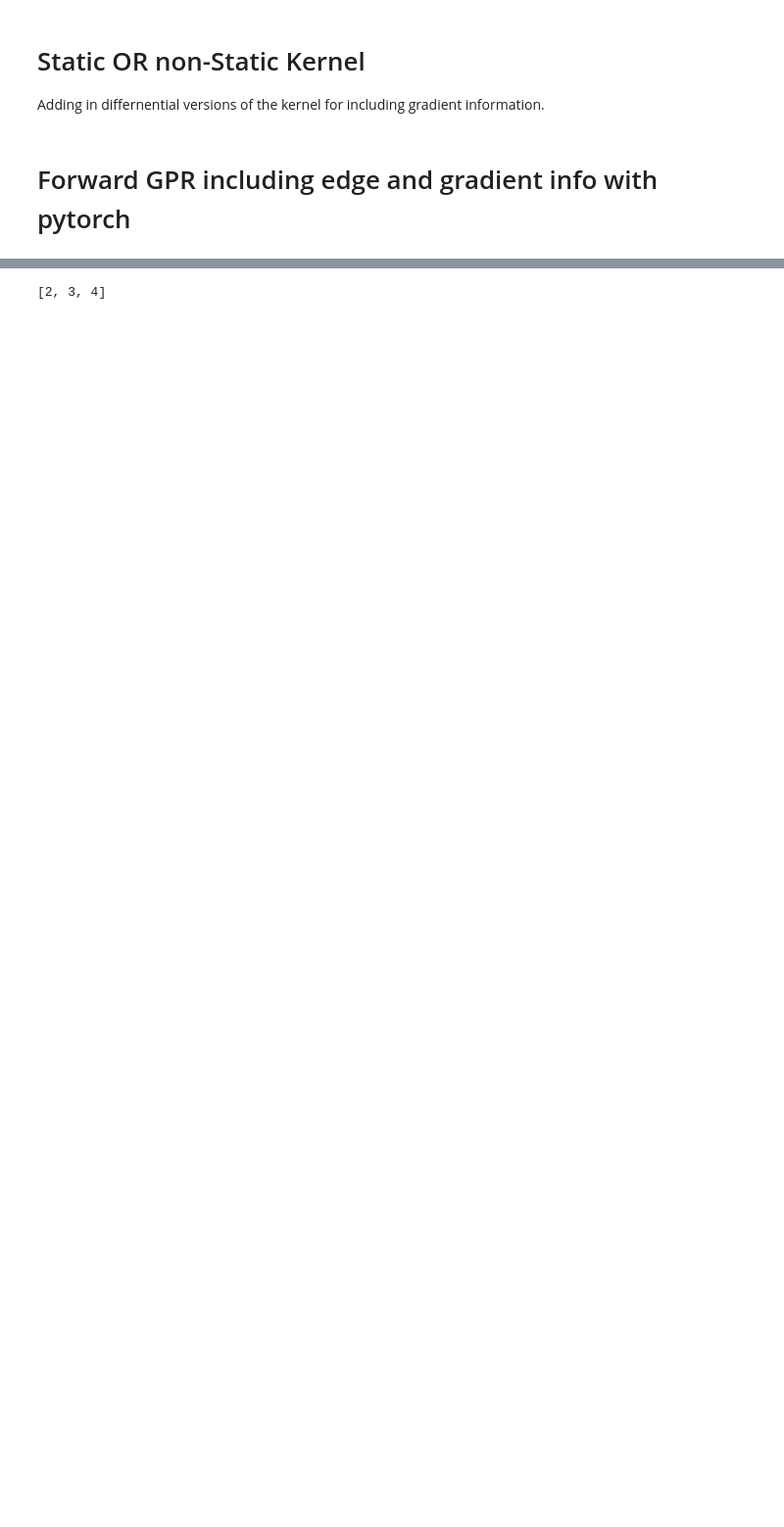
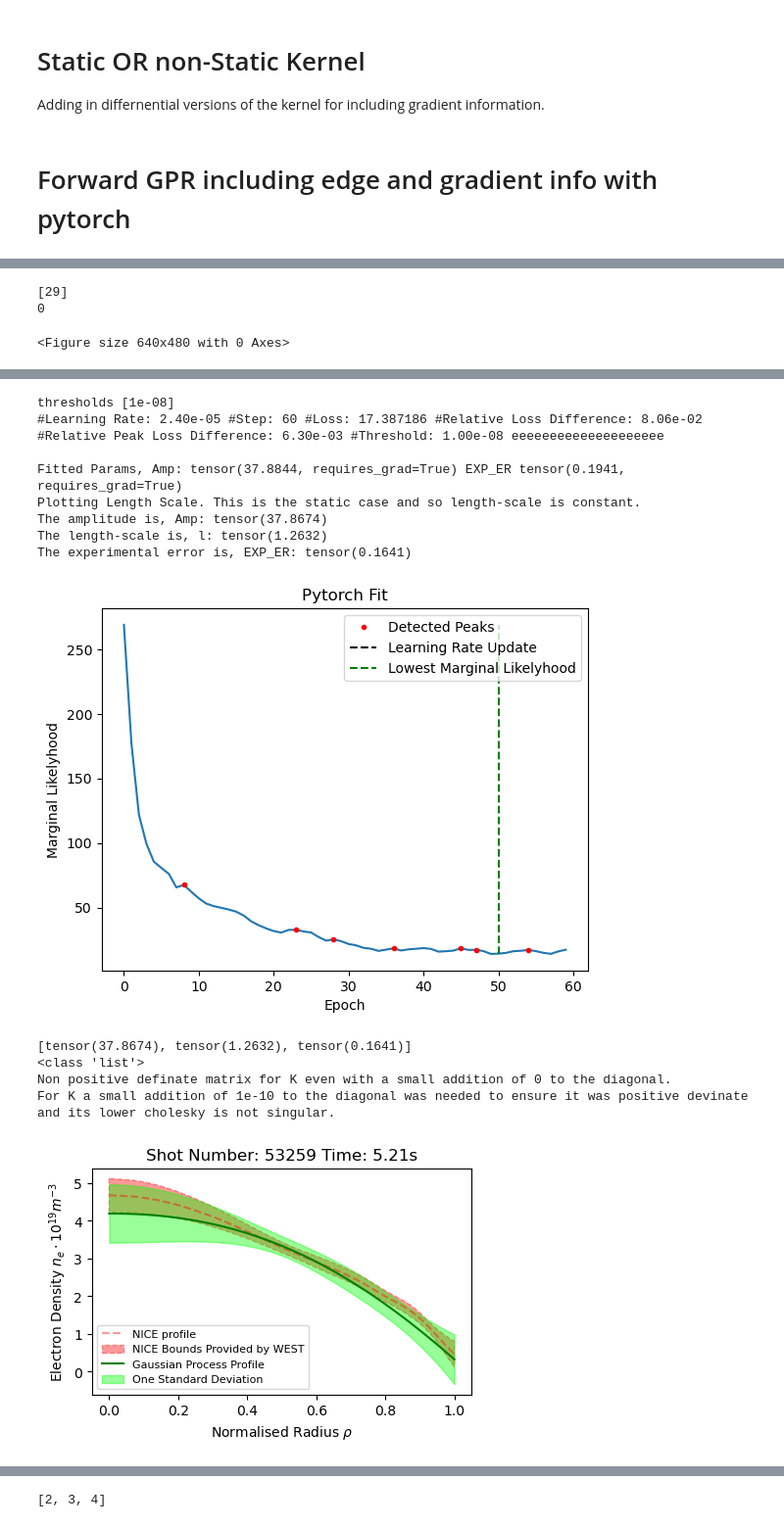
Before and after one commit to DanHarJor/Improving-Electron-Density-Profile-Inference-within-a-Tokamak-using-Bayesian-Techniques, a Jupyter notebook: RealEquillibriumInterferometry/SyntheticDataInterferometry.ipynb, the cells around one changed output, grey strips where cells are left out. Shown at 98% size. Saved outputs shown, nothing was run; the diff lists cells and outputs as text; code cells hidden in the pictures; blank space fills up the shorter version.

```diff
--- a/RealEquillibriumInterferometry/SyntheticDataInterferometry.ipynb
+++ b/RealEquillibriumInterferometry/SyntheticDataInterferometry.ipynb
@@ -222,6 +222,19 @@ plt.plot(x_new[:-1], y_new, '.r')
 1.0
 [<matplotlib.lines.Line2D at 0x...>]
 [figure]
+# %%
+
+    RHOA, RHOB = torch.meshgrid(rho1,rho2)
+    exp=torch.exp
+else:
+    RHOA, RHOB = np.meshgrid(rho1,rho2)
+    exp=np.exp
+#amplitude determins how far the model can go from the mean
+amp = params[0]
+#length scale determines smoothness, how correlated the function should be at a distance
+l = params[1]
+if tensor: return (amp**2 * exp(-((RHOA-RHOB)*(RHOA-RHOB))/(2*l**2))).T
+else: return amp**2 * exp(-((RHOA-RHOB)*(RHOA-RHOB))/(2*l**2))
 # %% [markdown]
 # Static OR non-Static Kernel
 
@@ -1302,0 +1264,25 @@ AttributeError: 'float' object has no attribute 'numpy'
+# %%
+## the way I want it to work
+ReSeed(1)
+## the way it works
+init_kargs = {'rho_test':rho_test, 'lid_d':lid_d, 'ne_d':ne_d,
+              'ne_prime_d':ne_prime_d, 'lid_error':lid_error, 'ne_error':ne_error,
+              'ne_prime_error':ne_prime_error, 'Kernel':kernel,#[Kernel, KernelPrime, KernelPrimePrime],
+              'rho_test2':rho_test2, 'rho_test3':rho_test3,
+              'initial_params':initial_params, 'prior_mu':'non-informative', 'PYTORCH_DEGREE':1,
+              'INC_EXTRA_INFO':inc_extra_info,
+              'OPTIMIZE_EXP_ER':True, 'reset':True}
+
+interf = ForwardGPR(**init_kargs)
+
+# interf.SciPyFit(method='basinhopping', NUM_RANDOM_SEARCHES=3)
+# interf.SciPyFit(NUM_RANDOM_SEARCHES=1)
+
+# 6th september it was set to use a fixed experimental error, not the parameter updated one.
+interf.TorchFit(optim = torch.optim.SGD, optim_params={'lr':1e-3}, kernel_params='random_search',
+            MAX_NUM_STEPS_EPOCHS = 60, OPTIMIZE_LR = True, LR_UPDATE_INTERVAL=300,
+            NUM_RANDOM_SEARCHES=1, CONVERGE_STOP=True,
+            STOCHASTIC = True, STOCHASTIC_STD=0.01,
+            ENFORCE_BOUNDS=False,
+            CONVERGENCE_THRESHOLDS=[1e-8])
+# %% [output]
@@ -1302,0 +1295,3 @@ AttributeError: 'float' object has no attribute 'numpy'
+[29]
+0
+<Figure size 640x480 with 0 Axes>
@@ -1302,0 +1299,14 @@ AttributeError: 'float' object has no attribute 'numpy'
+thresholds [1e-08]
+#Learning Rate: 2.40e-05 #Step: 60 #Loss: 17.387186 #Relative Loss Difference: 8.06e-02 #Relative Peak Loss Difference: 6.30e-03 #Threshold: 1.00e-08 eeeeeeeeeeeeeeeeeeee
+
+Fitted Params, Amp: tensor(37.8844, requires_grad=True) EXP_ER tensor(0.1941, requires_grad=True)
+Plotting Length Scale. This is the static case and so length-scale is constant.
+The amplitude is, Amp: tensor(37.8674)
+The length-scale is, l: tensor(1.2632)
+The experimental error is, EXP_ER: tensor(0.1641)
+[figure, added]
+[tensor(37.8674), tensor(1.2632), tensor(0.1641)]
+<class 'list'>
+Non positive definate matrix for K even with a small addition of 0 to the diagonal.
+For K a small addition of 1e-10 to the diagonal was needed to ensure it was positive devinate and its lower cholesky is not singular.
+[figure, added]
```
Also changed, not shown: parts of 7 cells of this notebook.
